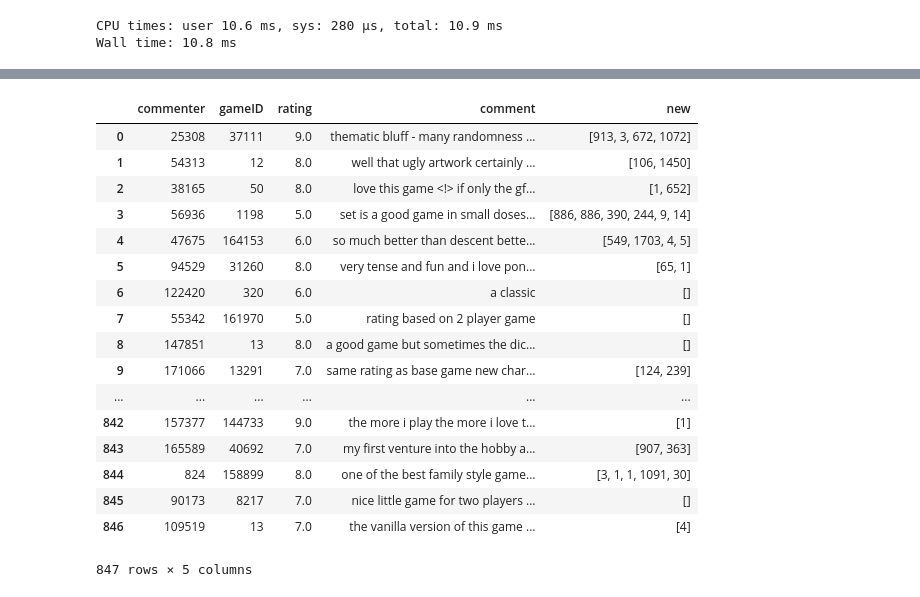
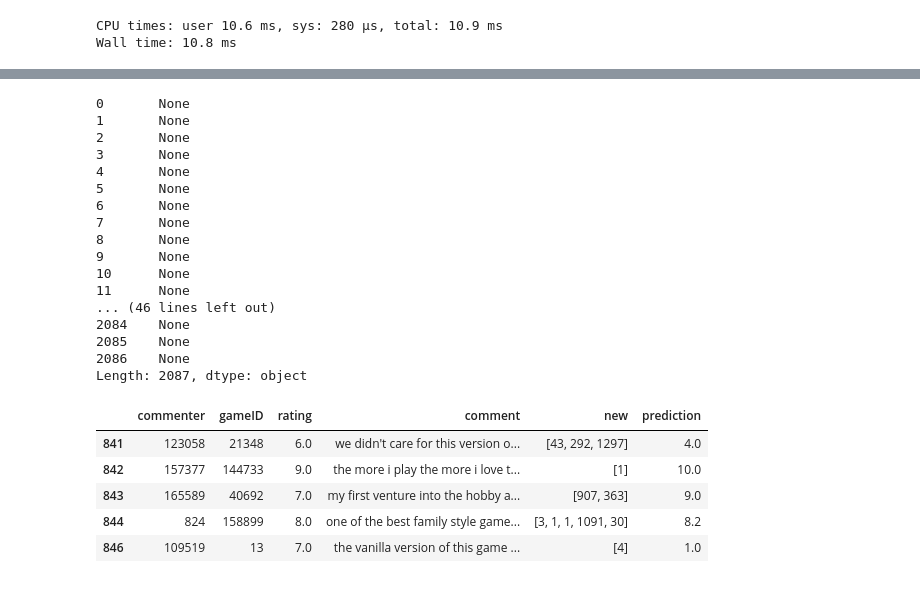
Before and after one commit to matthewgiem/boardgame_sentiment_analysis, a Jupyter notebook: Thursdays Work.ipynb, the cells around one changed output, grey strips where cells are left out. Drawn from its saved outputs; the diff is of its cells as text; code cells hidden in the pictures.

```diff
--- a/Thursdays Work.ipynb
+++ b/Thursdays Work.ipynb
@@ -246,0 +257,2 @@ Wall time: 10.8 ms
+# %%
+word_values = dict()
@@ -247,21 +262,43 @@ Wall time: 10.8 ms
+# %%
+df.apply(lambda row: values(row['mode'], row['index']), axis=1)
+# %% [output]
+0       None
+1       None
+2       None
+3       None
+4       None
+5       None
+6       None
+7       None
+8       None
+9       None
+10      None
+11      None
+... (46 lines left out)
+2084    None
+2085    None
+2086    None
+Length: 2087, dtype: object
+# %%
+def create_score(new):
+    if new != []:
+        raw_prediction = 0
+        counter = 0
+        for x in new:
+#             print(word_values[x])
+            raw_prediction += word_values[x][0]
+            counter += 1
+        return raw_prediction/counter
+# %%
+test['prediction'] = test.new.apply(create_score)
+# %%
+test.dropna(inplace=True)
 # %%
-test
+test.tail()
 # %% [output]
-|  | commenter | gameID | rating | comment | new |
-| 0 | 25308 | 37111 | 9.0 | thematic bluff - many randomness ... | [913, 3, 672, 1072] |
-| 1 | 54313 | 12 | 8.0 | well that ugly artwork certainly ... | [106, 1450] |
-| 2 | 38165 | 50 | 8.0 | love this game <!> if only the gf... | [1, 652] |
-| 3 | 56936 | 1198 | 5.0 | set is a good game in small doses... | [886, 886, 390, 244, 9, 14] |
-| 4 | 47675 | 164153 | 6.0 | so much better than descent bette... | [549, 1703, 4, 5] |
-| 5 | 94529 | 31260 | 8.0 | very tense and fun and i love pon... | [65, 1] |
-| 6 | 122420 | 320 | 6.0 | a classic | [] |
-| 7 | 55342 | 161970 | 5.0 | rating based on 2 player game | [] |
-| 8 | 147851 | 13 | 8.0 | a good game but sometimes the dic... | [] |
-| 9 | 171066 | 13291 | 7.0 | same rating as base game new char... | [124, 239] |
-| ... | ... | ... | ... | ... | ... |
-| 842 | 157377 | 144733 | 9.0 | the more i play the more i love t... | [1] |
-| 843 | 165589 | 40692 | 7.0 | my first venture into the hobby a... | [907, 363] |
-| 844 | 824 | 158899 | 8.0 | one of the best family style game... | [3, 1, 1, 1091, 30] |
-| 845 | 90173 | 8217 | 7.0 | nice little game for two players ... | [] |
-| 846 | 109519 | 13 | 7.0 | the vanilla version of this game ... | [4] |
+|  | commenter | gameID | rating | comment | new | prediction |
+| 841 | 123058 | 21348 | 6.0 | we didn't care for this version o... | [43, 292, 1297] | 4.0 |
+| 842 | 157377 | 144733 | 9.0 | the more i play the more i love t... | [1] | 10.0 |
+| 843 | 165589 | 40692 | 7.0 | my first venture into the hobby a... | [907, 363] | 9.0 |
+| 844 | 824 | 158899 | 8.0 | one of the best family style game... | [3, 1, 1, 1091, 30] | 8.2 |
+| 846 | 109519 | 13 | 7.0 | the vanilla version of this game ... | [4] | 1.0 |
-847 rows × 5 columns
```
Also changed, not shown: parts of 5 cells of this notebook.
